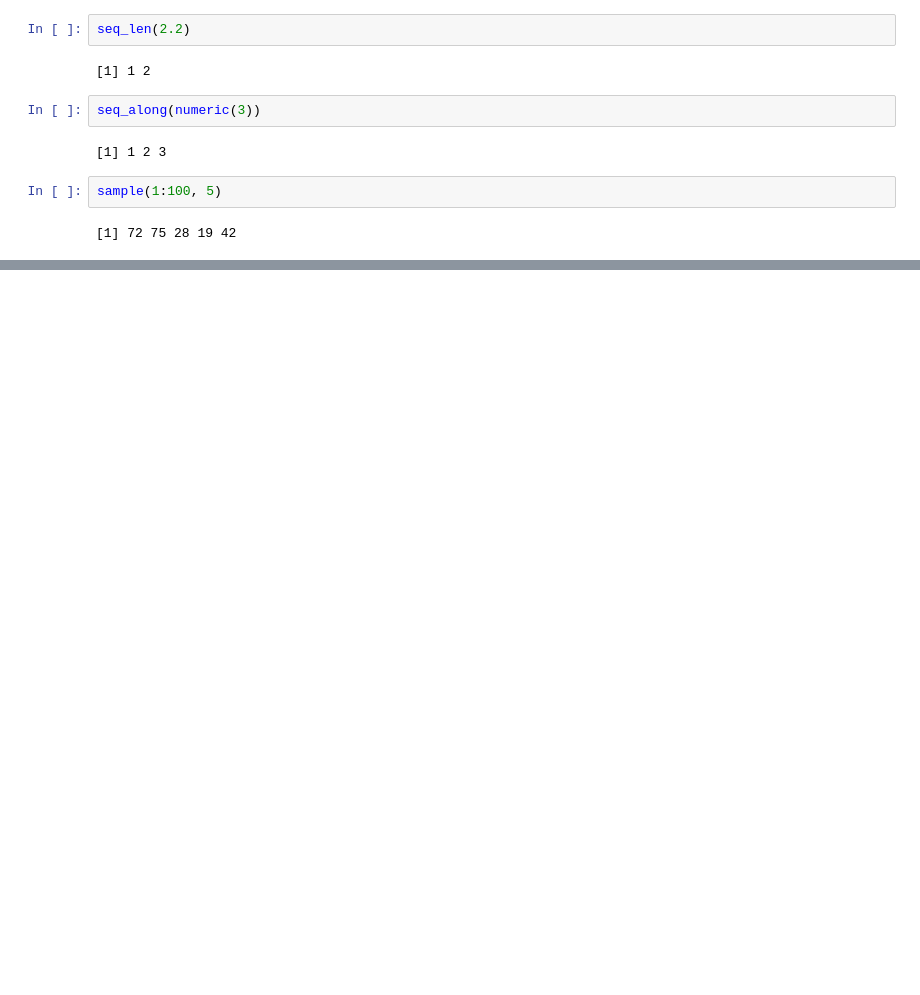
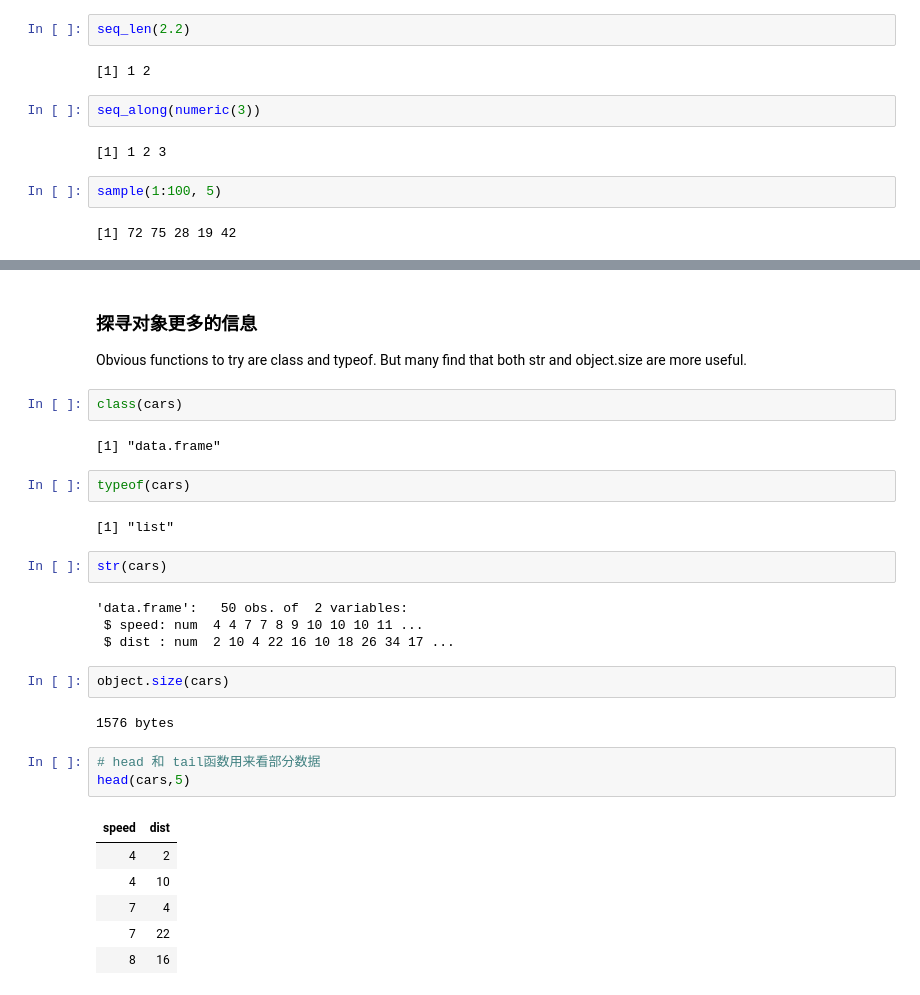
Before and after one commit to ShixiangWang/masterR, a Jupyter notebook: R_programming_for_Bioinformatics.ipynb, the cells around one changed output, grey strips where cells are left out. Drawn from its saved outputs; the diff is of its cells as text; blank space fills up the shorter version.

```diff
--- a/R_programming_for_Bioinformatics.ipynb
+++ b/R_programming_for_Bioinformatics.ipynb
@@ -298,0 +557,34 @@ sample(1:100, 5)
+# %% [markdown]
+### 探寻对象更多的信息
+
+Obvious functions
+to try are class and typeof. But many find that both str and object.size
+are more useful.
+# %%
+class(cars)
+# %% [output]
+[1] "data.frame"
+# %%
+typeof(cars)
+# %% [output]
+[1] "list"
+# %%
+str(cars)
+# %% [output]
+'data.frame':   50 obs. of  2 variables:
+ $ speed: num  4 4 7 7 8 9 10 10 10 11 ...
+ $ dist : num  2 10 4 22 16 10 18 26 34 17 ...
+# %%
+object.size(cars)
+# %% [output]
+1576 bytes
+# %%
+# head 和 tail函数用来看部分数据
+head(cars,5)
+# %% [output]
+| speed | dist |
+| 4 | 2 |
+| 4 | 10 |
+| 7 | 4 |
+| 7 | 22 |
+| 8 | 16 |
```
Also changed, not shown: parts of 50 cells of this notebook.
